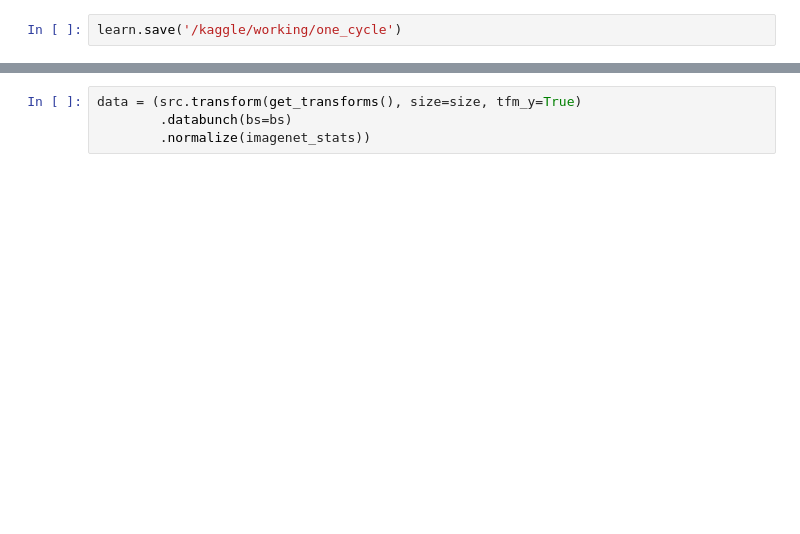
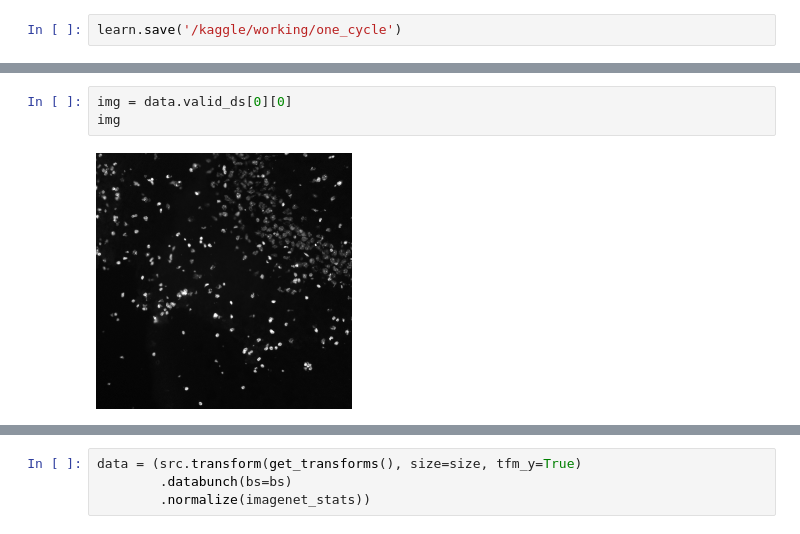
Before and after one commit to Simurgh818/UCSF_QBI_Hackathon_ImageSegmentor, a Jupyter notebook: QBI Hackathon 2019 Unet.ipynb, the cells around one changed output, grey strips where cells are left out. Saved outputs shown, nothing was run; the diff lists cells and outputs as text; blank space fills up the shorter version.

```diff
--- a/QBI Hackathon 2019 Unet.ipynb
+++ b/QBI Hackathon 2019 Unet.ipynb
@@ -89,0 +140,5 @@ learn.show_results(rows=3, figsize=(8,9))
+# %%
+img = data.valid_ds[0][0]
+img
+# %% [output]
+[figure, added]
```
Also changed, not shown: parts of 25 cells of this notebook.
